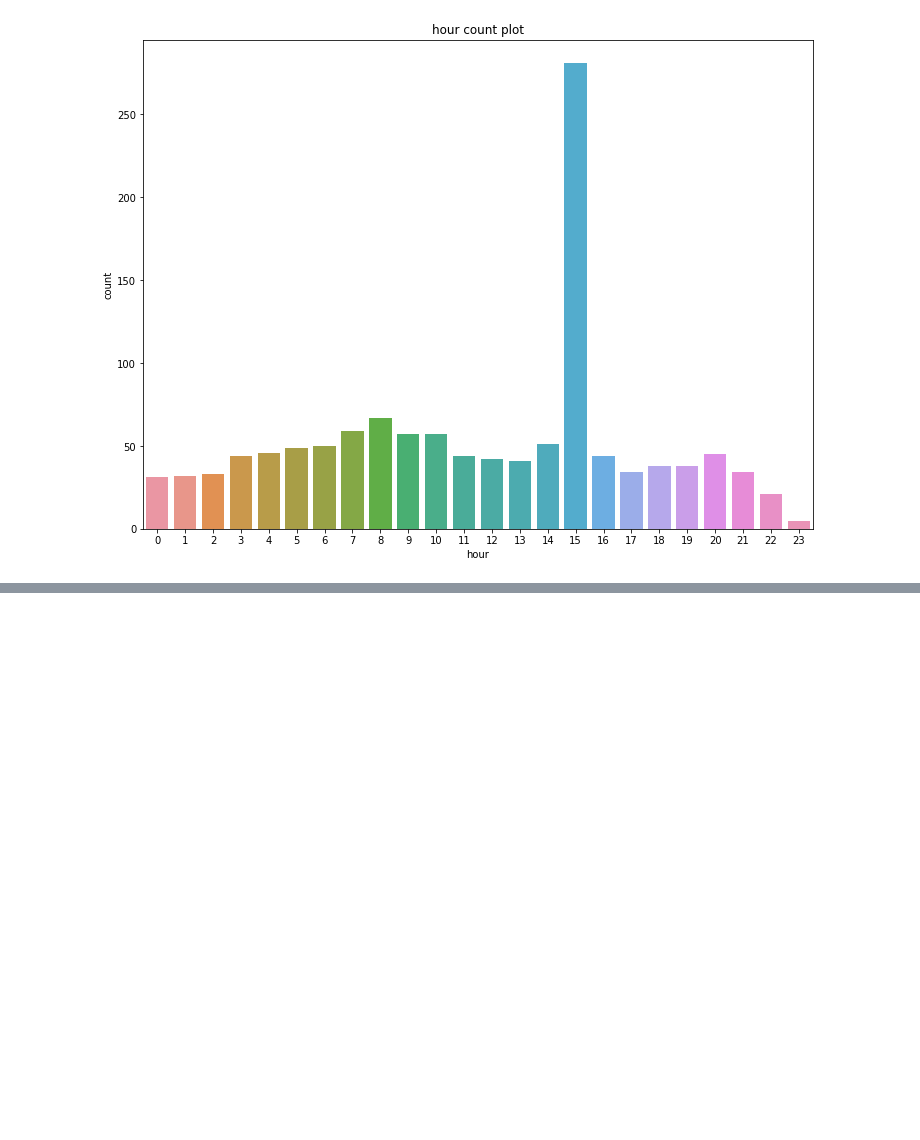
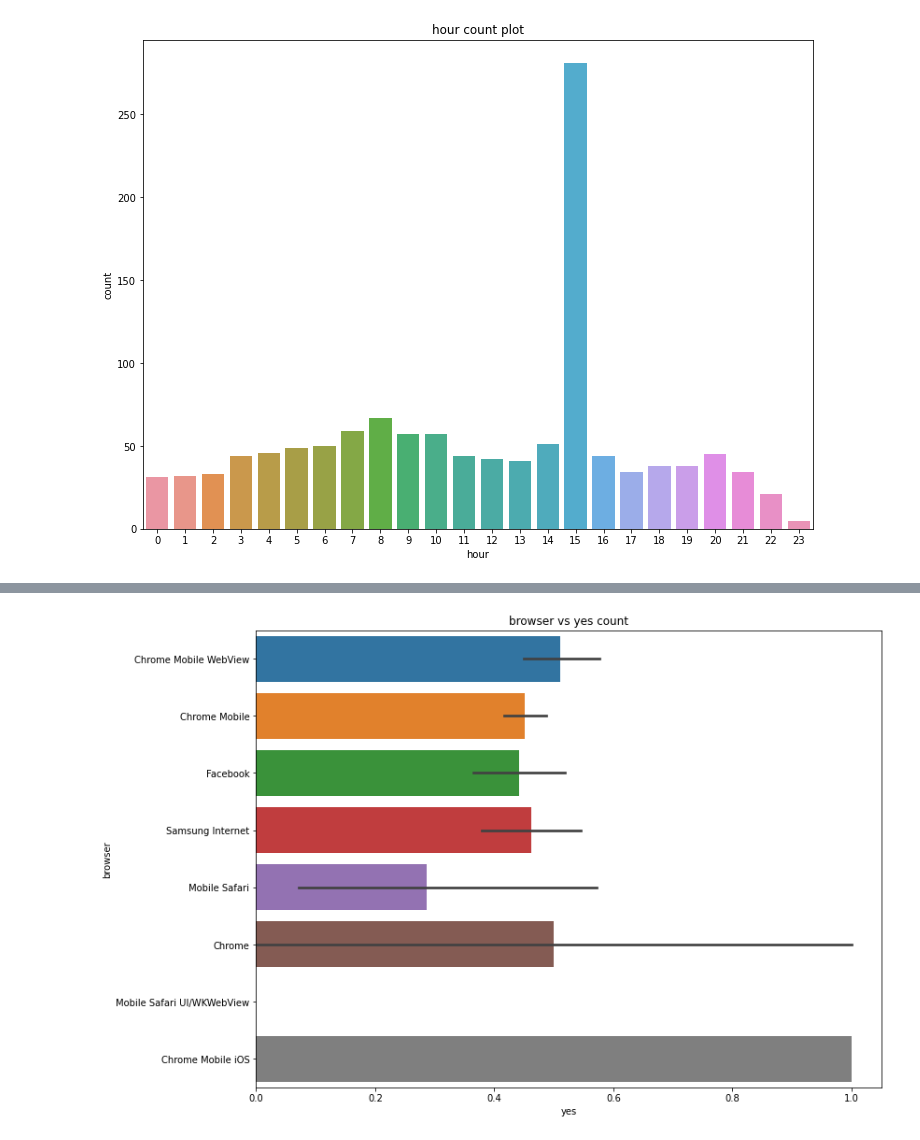
Before and after one commit to miz-ab/10xac_week_two_challenge, a Jupyter notebook: notebooks/Smart_Ad_.ipynb, the cells around one changed output, grey strips where cells are left out. Drawn from its saved outputs; the diff is of its cells as text; code cells hidden in the pictures; blank space fills up the shorter version.

```diff
--- a/notebooks/Smart_Ad_.ipynb
+++ b/notebooks/Smart_Ad_.ipynb
@@ -95,0 +96,7 @@ count_plot("browser")
+# %%
+#The plot below shows the portion of users who said "yes" per browser.
+plt.figure(figsize=(12,9))
+plt.title("browser vs yes count")
+bar_plot('browser')
+# %% [output]
+[figure, added]
```
Also changed, not shown: parts of 4 cells of this notebook.
